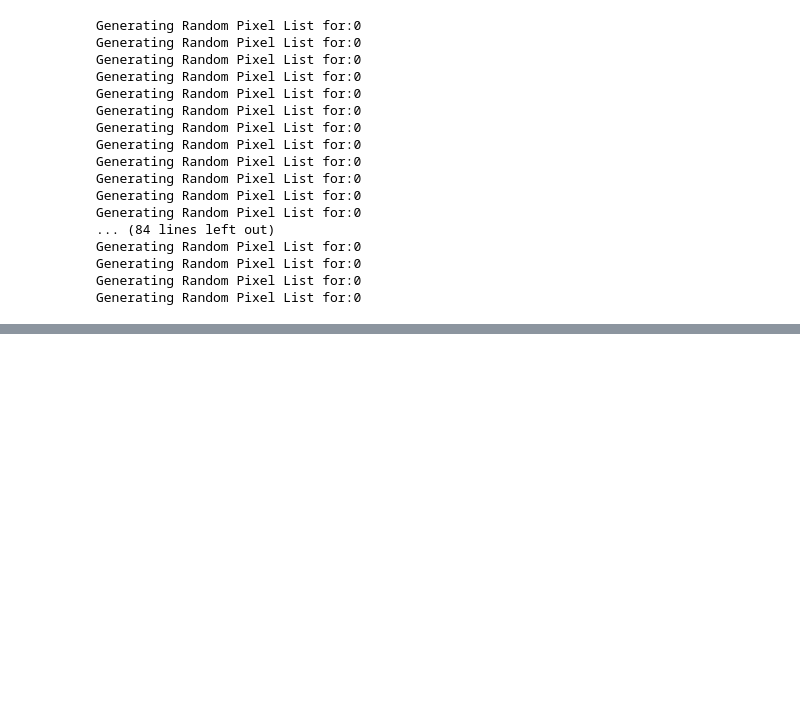
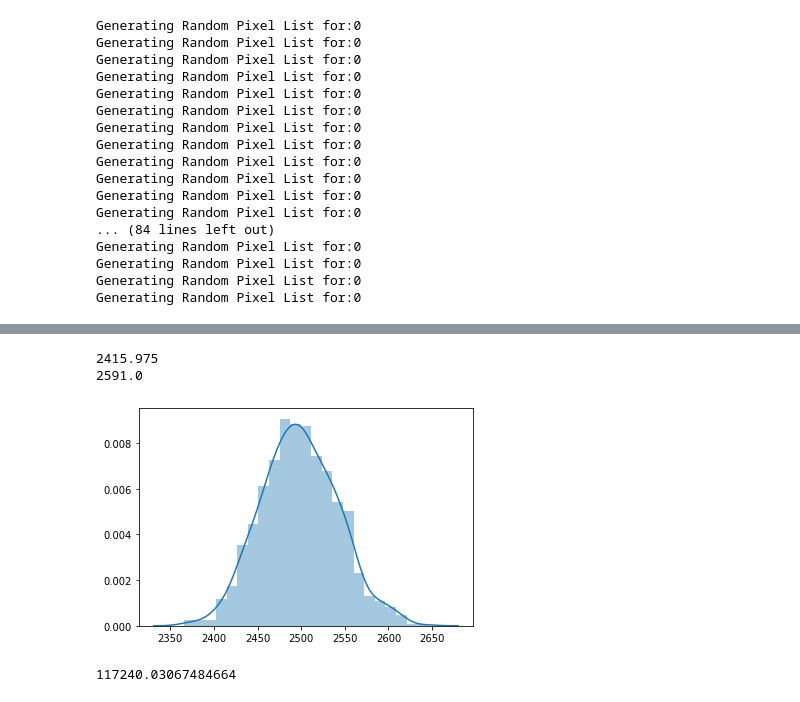
Before and after one commit to dais-ita/explanation_metric, a Jupyter notebook: AFM analysis.ipynb, the cells around one changed output, grey strips where cells are left out. Cells and saved outputs as stored; diff of their text form; code cells hidden in the pictures; blank space fills up the shorter version.

```diff
--- a/AFM analysis.ipynb
+++ b/AFM analysis.ipynb
@@ -704,0 +851,2 @@ Gradient
+# %%
+er = results_aopc.expected_rank(samples=1000)
@@ -705,3 +864,16 @@ Gradient
+# %%
+sns.distplot(er[:,0])
+print(np.percentile(er[:,0],2.5))
+print(np.percentile(er[:,0],97.5))
+# %% [output]
+2415.975
+2591.0
+[figure, added]
+# %%
+12*ranks.shape[1] / (ranks.shape[0]*(ranks.shape[0]+1)) * \
+    np.sum(np.power( np.mean(ranks,axis=1) - ((ranks.shape[0]+1)/2),2))
+# %% [output]
+117240.03067484664
 # %%
 _,_,temp = results_aopc.cols_to_plot(results_aopc.baseline_dict_raw['richard_1px_deletion_game_CIFAR-10-original_mean_random_2468'],return_colvals=True)
 plt.plot(np.mean(temp,axis=0))
```
Also changed, not shown: parts of 41 cells of this notebook.
